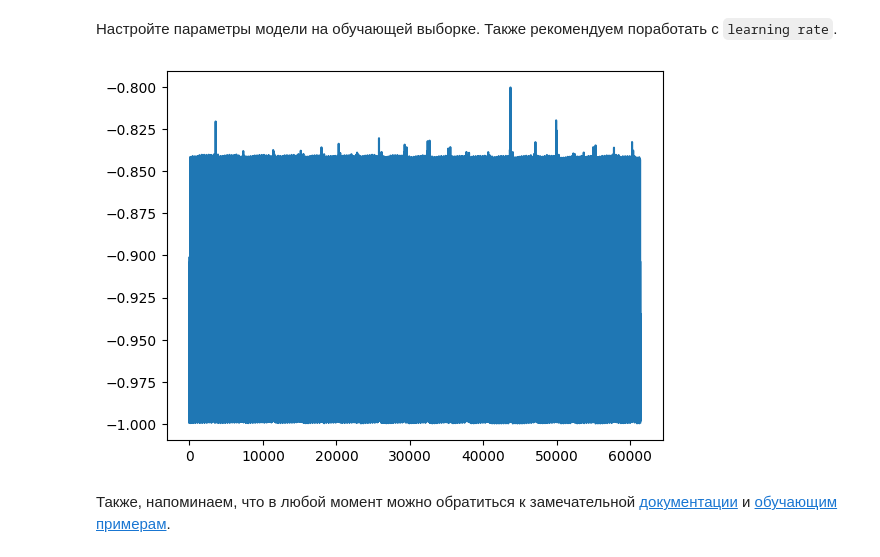
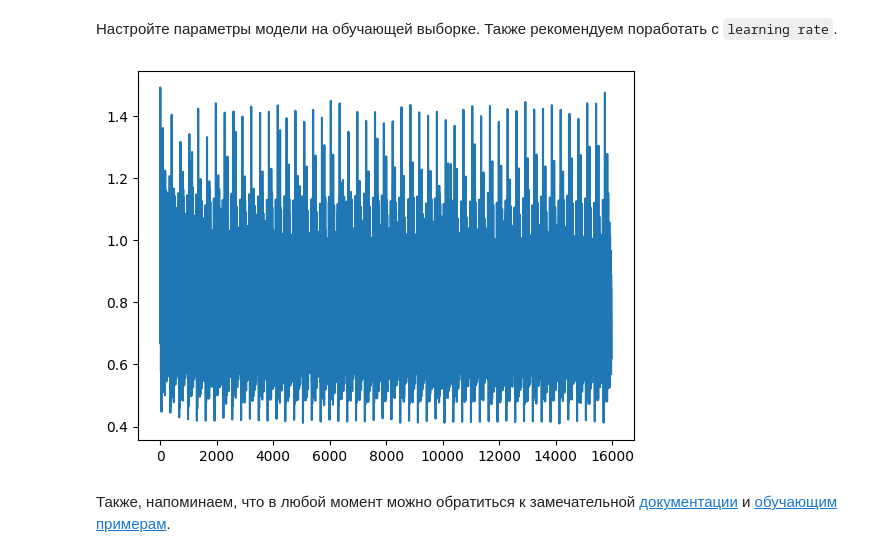
Before and after one commit to slavatlsn/slavatlsn.github.io, a Jupyter notebook: homeworks/hw01_classification/02_hw_fmnist_classification.ipynb, the cells around one changed output. Drawn from its saved outputs; the diff is of its cells as text; code cells hidden in the pictures.

```diff
--- a/homeworks/hw01_classification/02_hw_fmnist_classification.ipynb
+++ b/homeworks/hw01_classification/02_hw_fmnist_classification.ipynb
@@ -167,16 +169,18 @@ Text(0.5, 1.0, 'Image label: 9')
 
 __Внимание, ваша модель должна быть представлена именно переменной `model_task_1`. На вход ей должен приходить тензор размерностью (1, 28, 28).__
 # %%
+
 # Creating model instance
 model_task_1 = nn.Sequential(
-   nn.Conv2d(1, 4, kernel_size = 3),
+   nn.Conv2d(1, 8, kernel_size = 3),
+   nn.Tanh(),
    nn.Flatten(),
-   nn.Linear(2704, 512),
+   nn.Linear(5408, 2048),
    nn.ReLU(),
-   nn.Linear(512, 256),
+   nn.Linear(2048, 256),
    nn.ReLU(),
    nn.Linear(256, 10),
-   nn.Softmax()
+   nn.LogSoftmax()
 )
 # your code here
 # %% [markdown]
@@ -223,27 +228,27 @@ Everything seems fine!
 # %%
 # your code here
 l = nn.NLLLoss()
-optim = torch.optim.Adam(model_task_1.parameters(), lr = 0.0001, weight_decay=0.0007)
+optim = torch.optim.Adam(model_task_1.parameters(), lr = 0.003, weight_decay=0.07)
 losses = []
 i = 0
 num_epochs = 200
 
 for i in range(num_epochs):
   for imgs, trgs in test_data_loader:
     optim.zero_grad()
     pred = model_task_1(imgs.to(device))
     loss = l(pred, trgs.to(device))
     losses.append(loss.to('cpu'))
     loss.backward()
     optim.step()
   if(i % 5 == 0):
     with torch.no_grad():
       clear_output(True)
       plt.plot(losses)
       plt.show()
   i += 1
 # %% [output]
-[figure, old version]
+[figure, new version]
 # %% [markdown]
 Также, напоминаем, что в любой момент можно обратиться к замечательной [документации](https://pytorch.org/docs/stable/index.html) и [обучающим примерам](https://pytorch.org/tutorials/).
 # %% [markdown]
```
Also changed, not shown: parts of 4 cells of this notebook.
